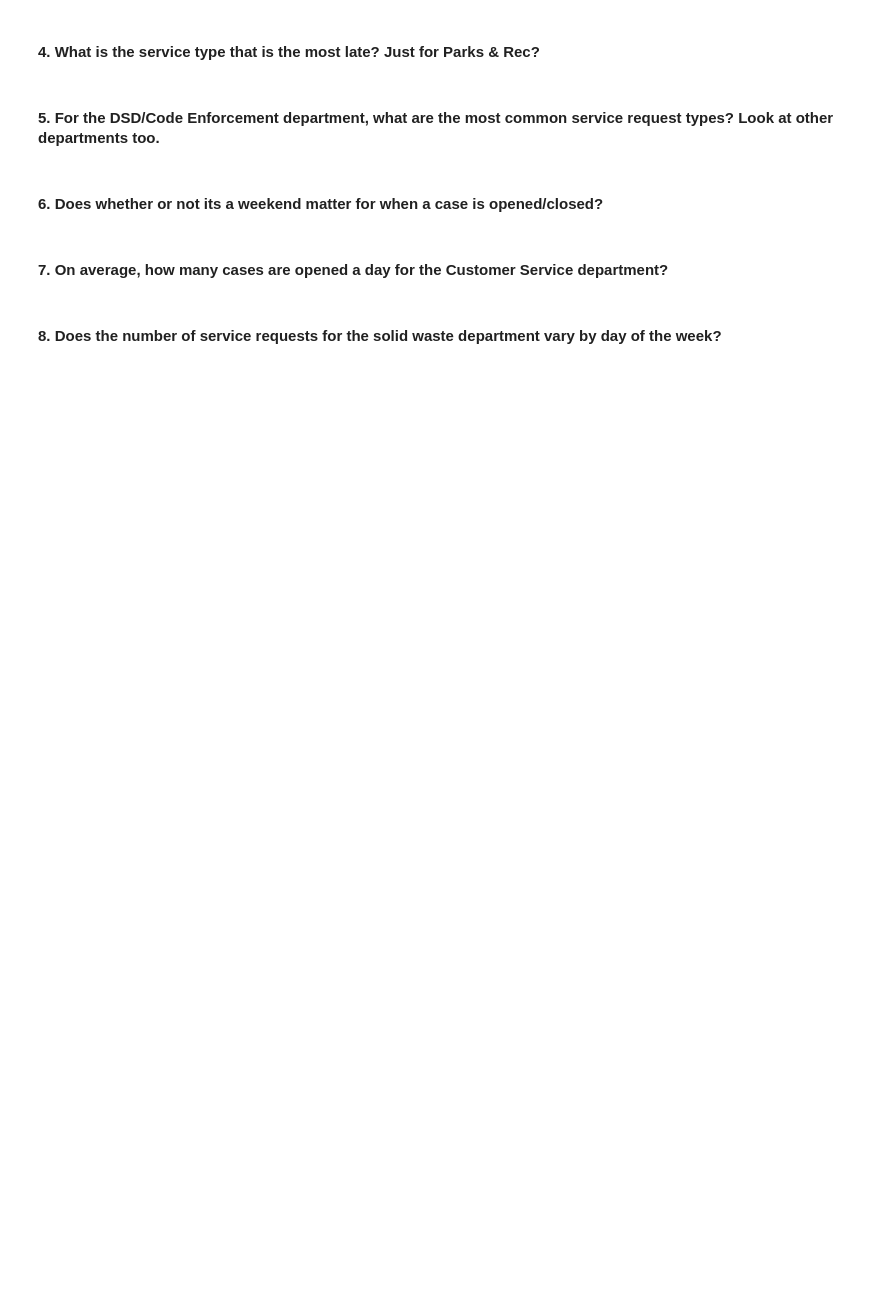
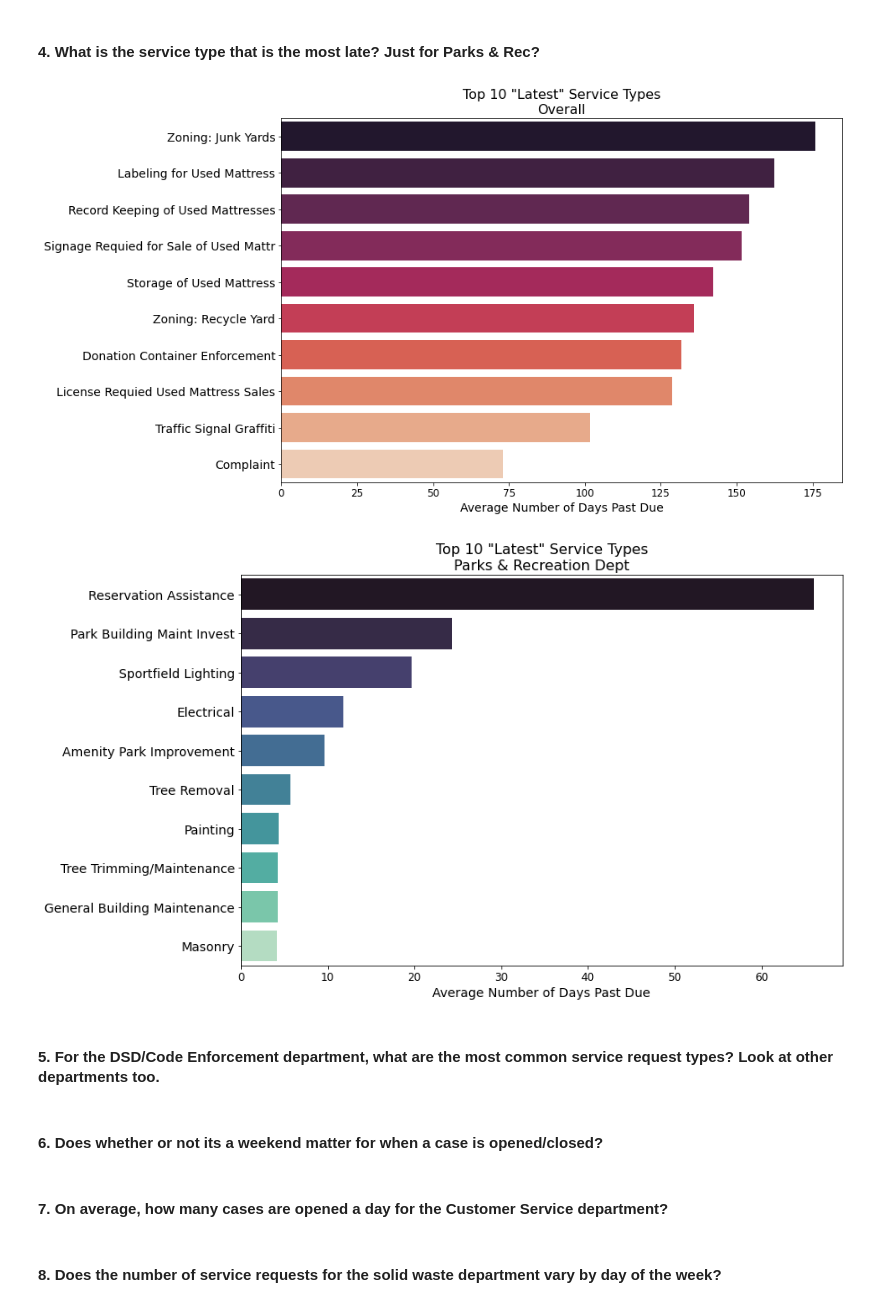
Before and after one commit to bensmith07/spark-exercises, a Jupyter notebook: explore_notebook.ipynb, the cells around one changed output. Drawn from its saved outputs; the diff is of its cells as text; code cells hidden in the pictures; blank space fills up the shorter version.

```diff
--- a/explore_notebook.ipynb
+++ b/explore_notebook.ipynb
@@ -160,5 +180,49 @@ display(df)
 # %% [markdown]
 #### 4. What is the service type that is the most late? Just for Parks & Rec?
+# %%
+# Overall
+plt.figure(figsize=(12,8))
+sns.barplot(
+    data=df.groupby('service_request_type')
+           .agg(F.mean('num_days_late'))
+           .toPandas()
+           .sort_values('avg(num_days_late)', ascending=False)
+           .head(10),
+    y='service_request_type',
+    x='avg(num_days_late)',
+    palette='rocket',
+    orient='h'
+)
+plt.title('Top 10 "Latest" Service Types\nOverall', fontsize=16)
+plt.ylabel(None)
+plt.yticks(fontsize=14)
+plt.xlabel('Average Number of Days Past Due', fontsize=14)
+plt.xticks(fontsize=12)
+plt.show()
+
+# Parks and Rec Dept
+plt.figure(figsize=(12,8))
+sns.barplot(
+    data=df.filter(F.col('department') == 'Parks & Recreation')
+           .groupby('service_request_type')
+           .agg(F.mean('num_days_late'))
+           .toPandas()
+           .sort_values('avg(num_days_late)', ascending=False)
+           .head(10),
+    y='service_request_type',
+    x='avg(num_days_late)',
+    palette='mako',
+    orient='h'
+)
+plt.title('Top 10 "Latest" Service Types\nParks & Recreation Dept', fontsize=16)
+plt.ylabel(None)
+plt.yticks(fontsize=14)
+plt.xlabel('Average Number of Days Past Due', fontsize=14)
+plt.xticks(fontsize=12)
+plt.show()
+# %% [output]
+[figure, added]
+[figure, added]
 # %% [markdown]
 #### 5. For the DSD/Code Enforcement department, what are the most common service request types? Look at other departments too.
 # %% [markdown]
```
Also changed, not shown: parts of 2 cells of this notebook, 1 other file.
